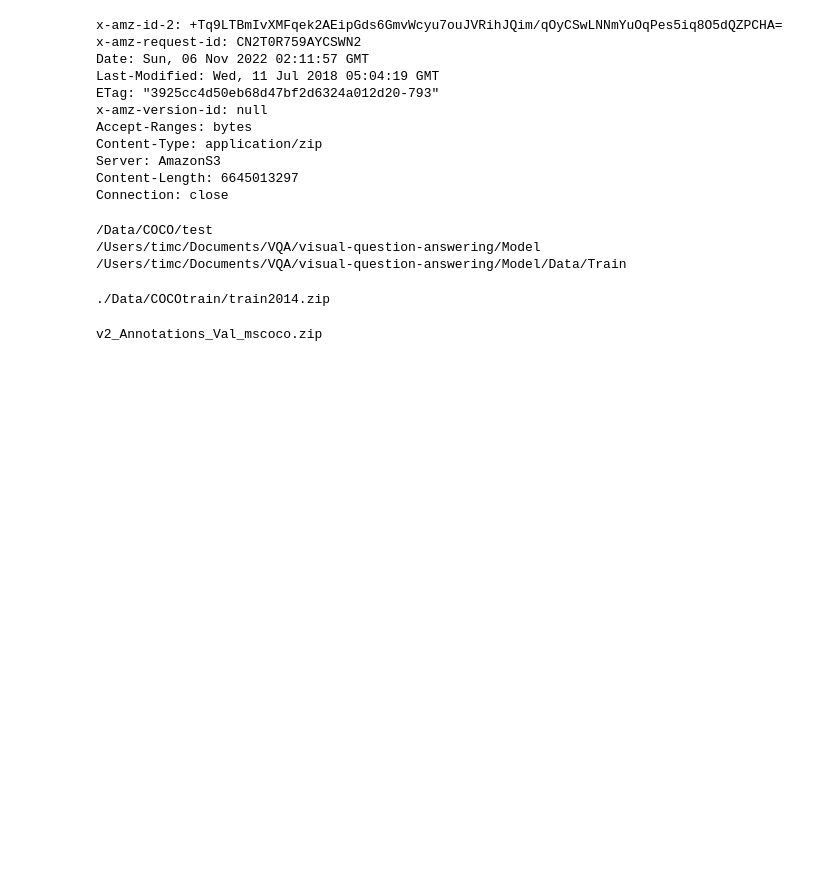
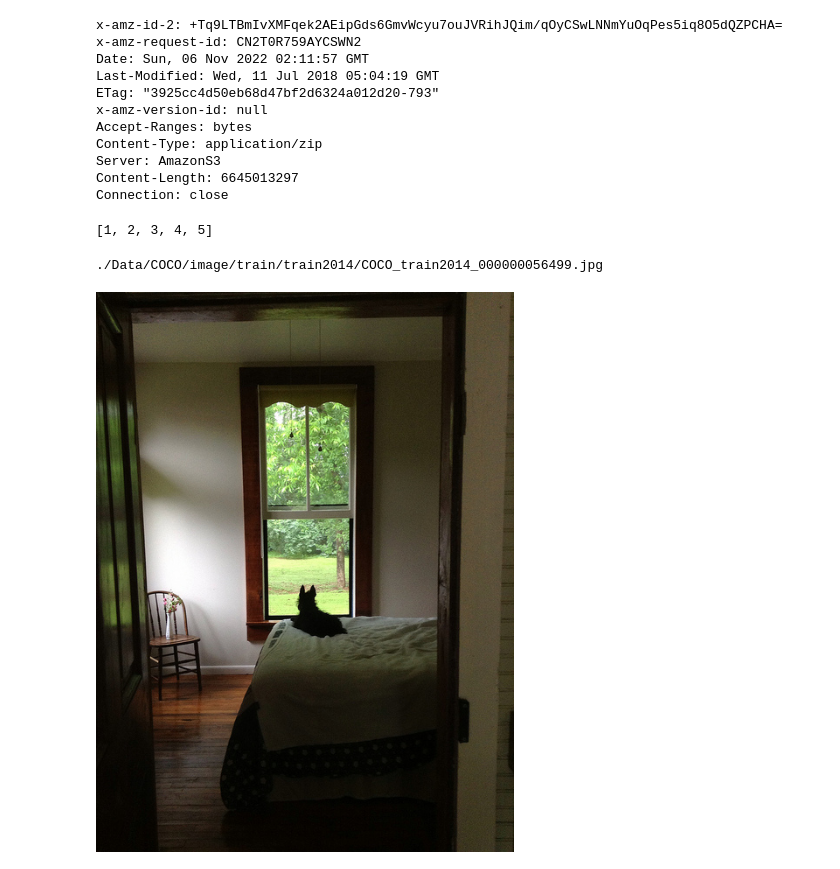
Before and after one commit to Timc233/visual-question-answering, a Jupyter notebook: Model/VQA_Model.ipynb, the cells around one changed output. Drawn from its saved outputs; the diff is of its cells as text; code cells hidden in the pictures; blank space fills up the shorter version.

```diff
--- a/Model/VQA_Model.ipynb
+++ b/Model/VQA_Model.ipynb
@@ -37,28 +156,22 @@ Content-Type: application/zip
 Server: AmazonS3
 Content-Length: 6645013297
 Connection: close
-# %%
-import os
-
-print(os.path.join('/Data/COCO', 'test'))
-cwd = os.getcwd()
-print(cwd)
-data_folder = os.path.join(cwd, 'Data/Train')
-print(data_folder)
-# %% [output]
-/Data/COCO/test
-/Users/timc/Documents/VQA/visual-question-answering/Model
-/Users/timc/Documents/VQA/visual-question-answering/Model/Data/Train
-# %%
-test_path = './Data/COCO'
-train_folder = os.path.join(test_path + 'train')
-train_data_path = os.path.join(train_folder, 'train2014.zip')
-print(train_data_path)
-# %% [output]
-./Data/COCOtrain/train2014.zip
-# %%
-test_url = 'https://s3.amazonaws.com/cvmlp/vqa/mscoco/vqa/v2_Annotations_Val_mscoco.zip'
-test_url_arr = test_url.split('/')
-print(test_url.split('/')[-1])
-# %% [output]
-v2_Annotations_Val_mscoco.zip
+# %%
+test_list = [1, 2, 3, 4, 5]
+test_list_b = [i for i in test_list]
+print(test_list_b)
+# %% [output]
+[1, 2, 3, 4, 5]
+# %%
+def show_image(image_id:str, train_folder_path:str):
+    image_id_length = len(image_id)
+    image_id_full = 'COCO_train2014_' + '0'*(12 - image_id_length) + image_id + '.jpg'
+    image_path = os.path.join(train_folder_path, image_id_full)
+    return image_path
+
+a = show_image('56499', train_folder_path)
+print(a)
+Image(a)
+# %% [output]
+./Data/COCO/image/train/train2014/COCO_train2014_000000056499.jpg
+[figure, added]
```
Also changed, not shown: parts of 12 cells of this notebook, 2 other files.
